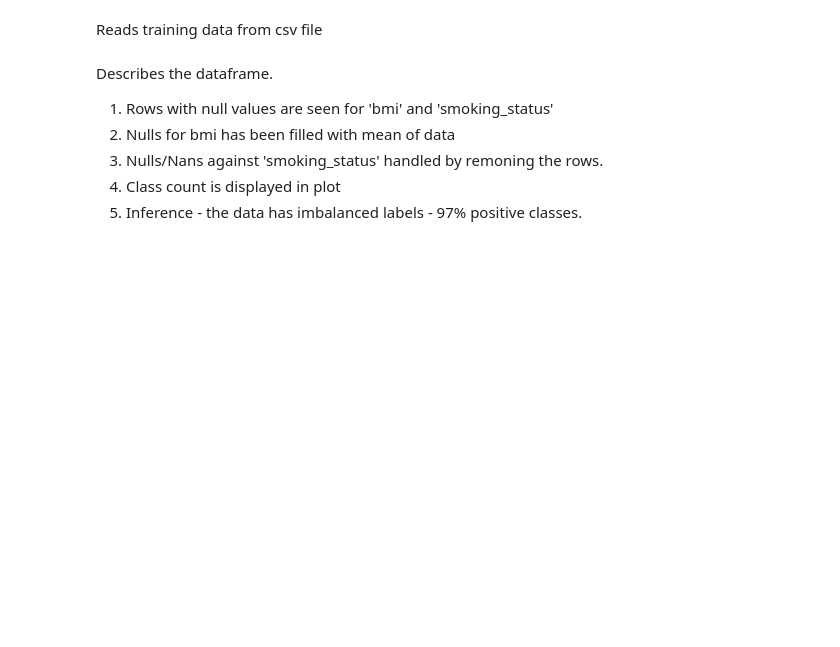
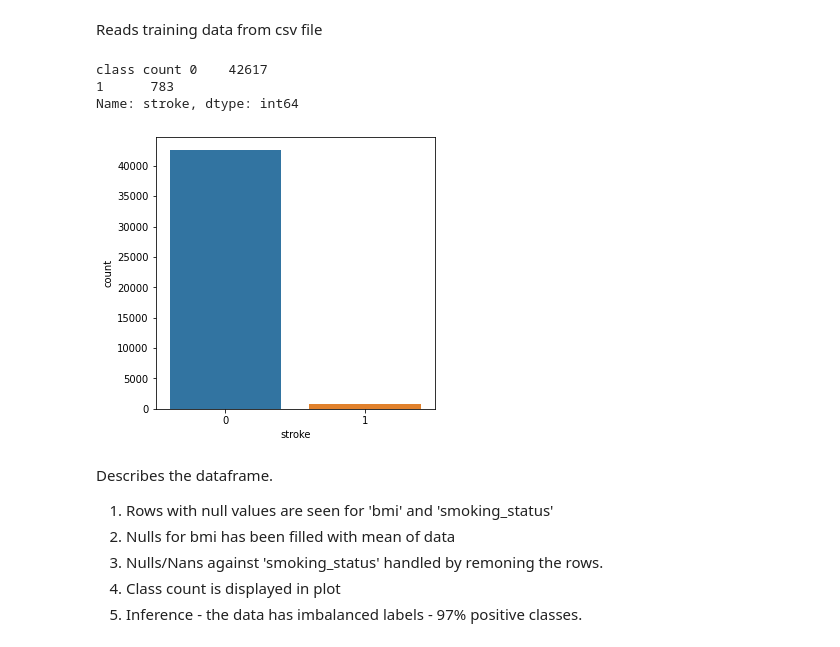
Before and after one commit to Manu-Anand/tf_certfication, a Jupyter notebook: stroke_ds.ipynb, the cells around one changed output. Cells and saved outputs as stored; diff of their text form; code cells hidden in the pictures; blank space fills up the shorter version.

```diff
--- a/stroke_ds.ipynb
+++ b/stroke_ds.ipynb
@@ -76,3 +74,14 @@ stroke_data = pd.read_csv('train_2v.csv')
+# %%
+stroke_data = pd.read_csv('train_2v.csv')
+rcParams['figure.figsize'] = 5, 5
+class_count = stroke_data.stroke.value_counts()
+print('class count', class_count)
+ax = sns.countplot(x="stroke", data=stroke_data)
+# %% [output]
+class count 0    42617
+1      783
+Name: stroke, dtype: int64
+[figure, added]
 # %% [markdown]
 Describes the dataframe.
 1. Rows with null values are seen for 'bmi' and 'smoking_status'
```
Also changed, not shown: parts of 6 cells of this notebook.
